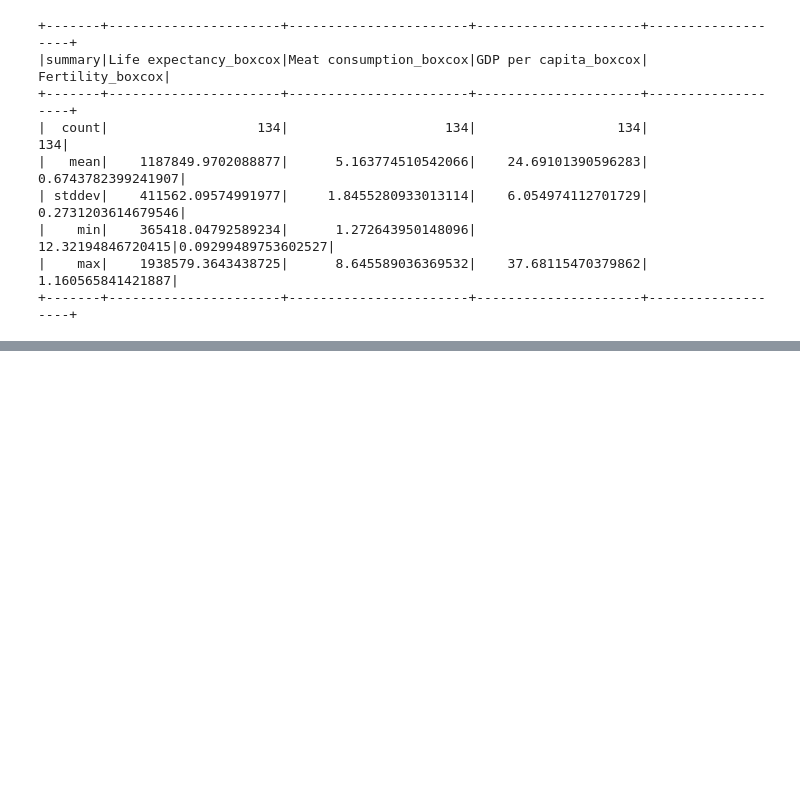
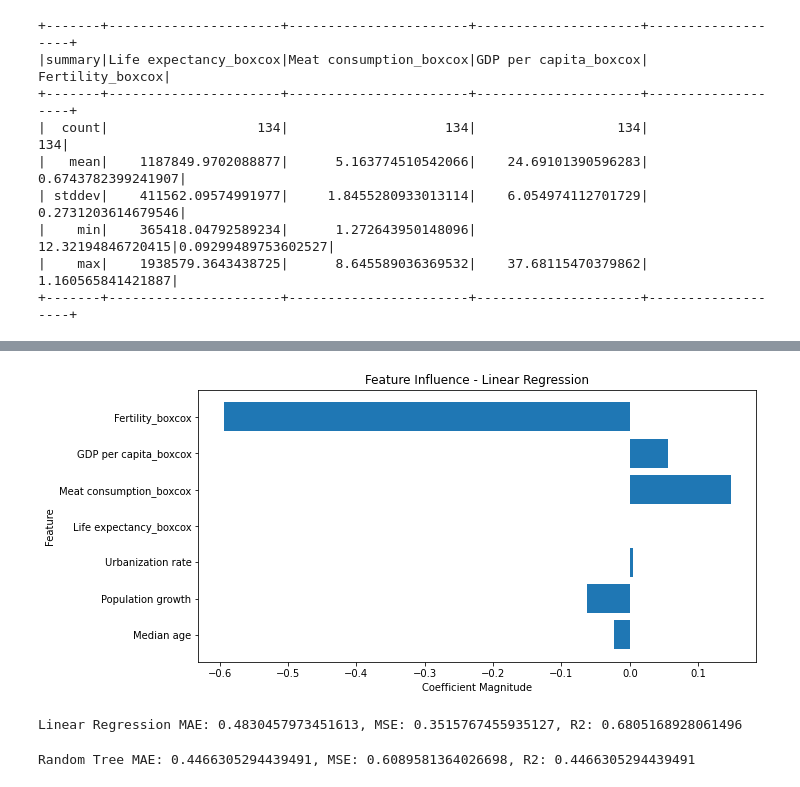
Before and after one commit to wz980305/Infosys-722-Iteration-4-BDAS, a Jupyter notebook: BDAS.ipynb, the cells around one changed output, grey strips where cells are left out. Saved outputs shown, nothing was run; the diff lists cells and outputs as text; code cells hidden in the pictures; blank space fills up the shorter version.

Commit message:
Complete the data mining algorithm selection and data mining of this project.

```diff
--- a/BDAS.ipynb
+++ b/BDAS.ipynb
@@ -762,3 +764,29 @@ world_happiness_report_selected_combined_world_data_by_country_selected.select([
 ## 5.1. Discussion of Data Mining Methods in Context of Data Mining Objectives
 
 ## 5.2. Selecting the appropriate Data-Mining Method(s)
+# %%
+# 6. Data-Mining Algorithm(s) Selection
+
+## 6.1. First Data-Mining Objective: The Future Selection Algorithm
+
+#%% Figure 6.1-1: Screenshot of  Variable Classify on the Merged Selected Dataset of World Happiness Report and World Data by Country
+factors_model = ['Median age', 'Population growth', 'Urbanization rate', 'Life expectancy_boxcox', 'Meat consumption_boxcox', 'GDP per capita_boxcox', 'Fertility_boxcox']
+
+assembler = VectorAssembler(inputCols=factors_model, outputCol="features")
+data = assembler.transform(world_happiness_report_selected_combined_world_data_by_country_selected)
+data = data.select("features", col("Ladder score").alias("label"))
+# %%
+#%% Figure 6.1-2: Screenshot of Linear Regression on the World Happiness Report and World Data by Country
+train_data, test_data = data.randomSplit([0.7, 0.3], seed=43)
+
+lr = LinearRegression(featuresCol="features", labelCol="label")
+lr_model = lr.fit(train_data)
+predictions_lr = lr_model.transform(test_data)
+
+plt.figure(figsize=(10, 5))
+plt.barh(factors_model, lr_model.coefficients)
+plt.xlabel('Coefficient Magnitude')
+plt.ylabel('Feature')
+plt.title('Feature Influence - Linear Regression')
+plt.show()
+# %% [output]
@@ -764,0 +794,28 @@ world_happiness_report_selected_combined_world_data_by_country_selected.select([
+[figure, added]
+# %%
+#%% Figure 6.1-3: Screenshot of Analysis of the Linear Regression on the World Happiness Report and World Data by Country - Multiple Linear Regression
+evaluator = RegressionEvaluator(labelCol="label", predictionCol="prediction", metricName="mae")
+mae_lr = evaluator.evaluate(predictions_lr)
+evaluator.setMetricName("mse")
+mse_lr = evaluator.evaluate(predictions_lr)
+evaluator.setMetricName("r2")
+r2_lr = evaluator.evaluate(predictions_lr)
+
+print(f"Linear Regression MAE: {mae_lr}, MSE: {mse_lr}, R2: {r2_lr}")
+# %% [output]
+Linear Regression MAE: 0.4830457973451613, MSE: 0.3515767455935127, R2: 0.6805168928061496
+# %%
+#%% Figure 6.1-4: Screenshot of Analysis on the World Happiness Report and World Data by Country - Random Tree Algorithm
+rf = RandomForestRegressor(featuresCol="features", labelCol="label", numTrees=1, seed=43)
+rf_model = rf.fit(train_data)
+predictions_rf = rf_model.transform(test_data)
+
+mae_rf = evaluator.evaluate(predictions_rf)
+evaluator.setMetricName("mse")
+mse_rf = evaluator.evaluate(predictions_rf)
+evaluator.setMetricName("r2")
+r2_rf = evaluator.evaluate(predictions_rf)
+
+print(f"Random Tree MAE: {mae_rf}, MSE: {mse_rf}, R2: {r2_rf}")
+# %% [output]
+Random Tree MAE: 0.4466305294439491, MSE: 0.6089581364026698, R2: 0.4466305294439491
```
Also changed, not shown: parts of 10 cells of this notebook.
